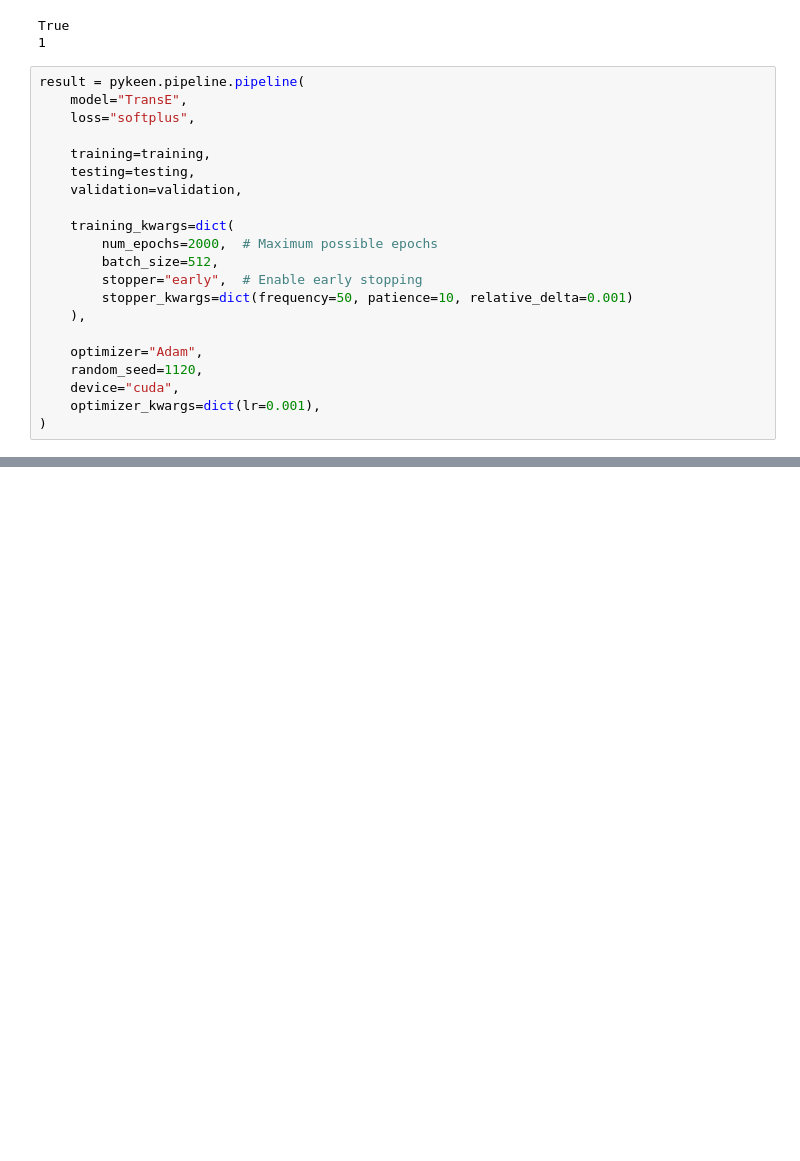
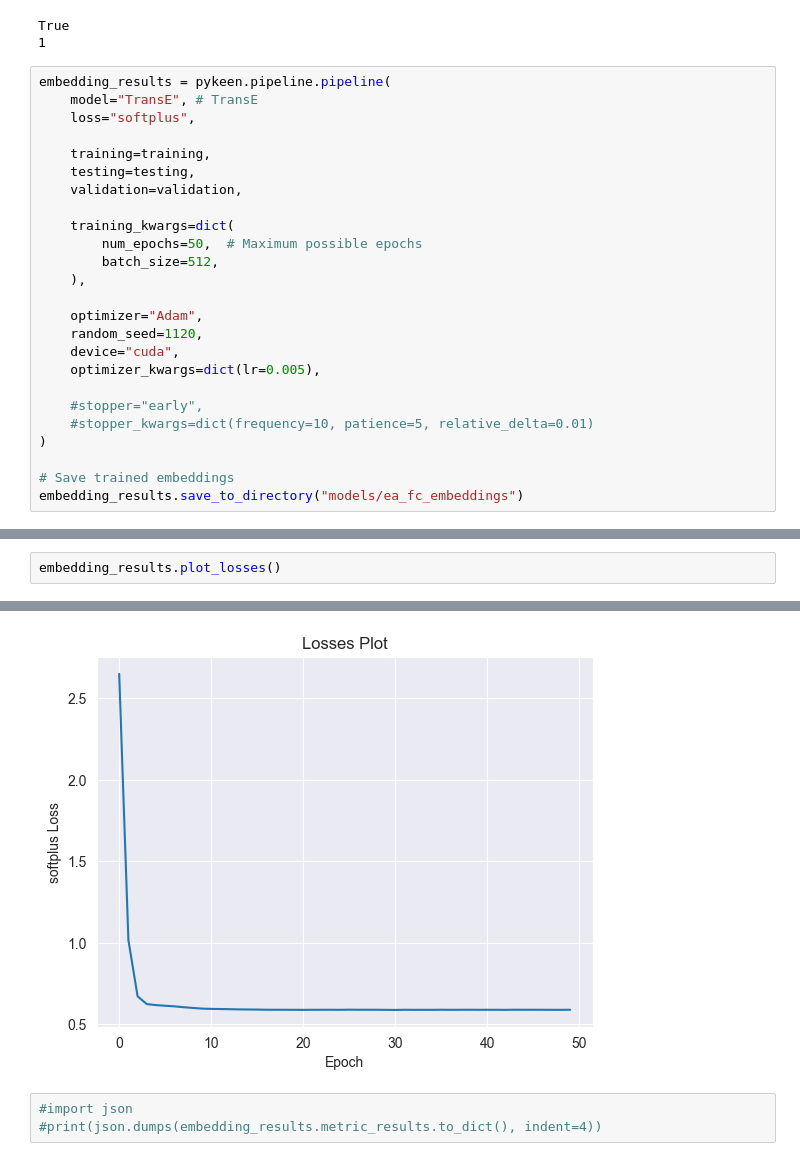
Before and after one commit to Moodys19/knowledge_graphs_portfolio, a Jupyter notebook: kg_embeddings.ipynb, the cells around one changed output, grey strips where cells are left out. Saved outputs shown, nothing was run; the diff lists cells and outputs as text; blank space fills up the shorter version.

```diff
--- a/kg_embeddings.ipynb
+++ b/kg_embeddings.ipynb
@@ -132,8 +216,8 @@ print(torch.cuda.device_count())
 True
 1
 # %%
-result = pykeen.pipeline.pipeline(
-    model="TransE",
+embedding_results = pykeen.pipeline.pipeline(
+    model="TransE", # TransE
     loss="softplus",
 
     training=training,
@@ -141,15 +225,19 @@ result = pykeen.pipeline.pipeline(
     validation=validation,
 
     training_kwargs=dict(
-        num_epochs=2000,  # Maximum possible epochs
+        num_epochs=50,  # Maximum possible epochs
         batch_size=512,
-        stopper="early",  # Enable early stopping
-        stopper_kwargs=dict(frequency=50, patience=10, relative_delta=0.001)
     ),
 
     optimizer="Adam",
     random_seed=1120,
     device="cuda",
-    optimizer_kwargs=dict(lr=0.001),
+    optimizer_kwargs=dict(lr=0.005),
+
+    #stopper="early",
+    #stopper_kwargs=dict(frequency=10, patience=5, relative_delta=0.01)
 )
+
+# Save trained embeddings
+embedding_results.save_to_directory("models/ea_fc_embeddings")
 # %% [output]
@@ -158 +247,4 @@ INFO:pykeen.triples.triples_factory:Stored TriplesFactory(num_entities=11679, nu
 INFO:pykeen.pipeline.api:Saved to directory: C:\mahmoud uni\TU\SS2024\KGs\Portfolio\models\ea_fc_embeddings
+# %%
+embedding_results.plot_losses()
+# %% [output]
@@ -158,0 +252,4 @@ INFO:pykeen.pipeline.api:Saved to directory: C:\mahmoud uni\TU\SS2024\KGs\Portfo
+[figure, added]
+# %%
+#import json
+#print(json.dumps(embedding_results.metric_results.to_dict(), indent=4))
```
Also changed, not shown: parts of 13 cells of this notebook, 6 other files.
